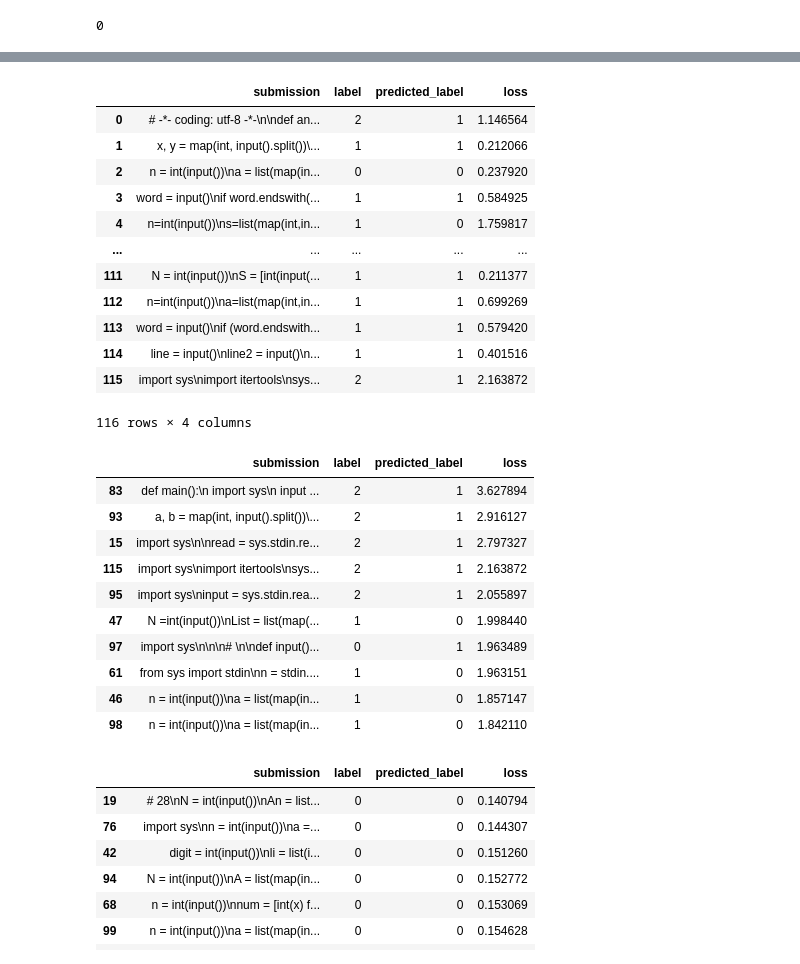
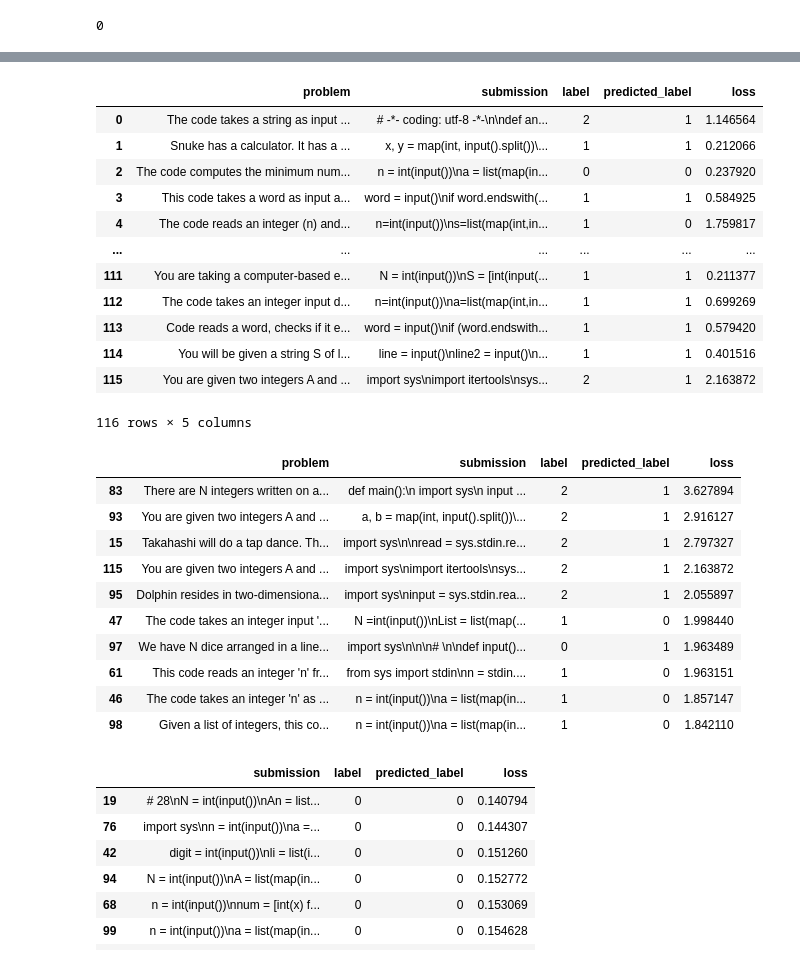
Before and after one commit to DiwanshuShekhar/codeQual, a Jupyter notebook: notebooks/error_analysis.ipynb, the cells around one changed output, grey strips where cells are left out. Cells and saved outputs as stored; diff of their text form; code cells hidden in the pictures.

```diff
--- a/notebooks/error_analysis.ipynb
+++ b/notebooks/error_analysis.ipynb
@@ -83,35 +83,35 @@ DatasetDict({
 })
 # %%
 codequal_encoded.set_format("pandas")
-cols = ["submission", "label", "predicted_label", "loss"]
-df_test = codequal_encoded["validation"][:][cols]
-df_test
+cols = ["problem", "submission", "label", "predicted_label", "loss"]
+df_valid = codequal_encoded["validation"][:][cols]
+df_valid
 # %% [output]
-|  | submission | label | predicted_label | loss |
-| 0 | # -*- coding: utf-8 -*-\n\ndef an... | 2 | 1 | 1.146564 |
-| 1 | x, y = map(int, input().split())\... | 1 | 1 | 0.212066 |
-| 2 | n = int(input())\na = list(map(in... | 0 | 0 | 0.237920 |
-| 3 | word = input()\nif word.endswith(... | 1 | 1 | 0.584925 |
-| 4 | n=int(input())\ns=list(map(int,in... | 1 | 0 | 1.759817 |
-| ... | ... | ... | ... | ... |
-| 111 | N = int(input())\nS = [int(input(... | 1 | 1 | 0.211377 |
-| 112 | n=int(input())\na=list(map(int,in... | 1 | 1 | 0.699269 |
-| 113 | word = input()\nif (word.endswith... | 1 | 1 | 0.579420 |
-| 114 | line = input()\nline2 = input()\n... | 1 | 1 | 0.401516 |
-| 115 | import sys\nimport itertools\nsys... | 2 | 1 | 2.163872 |
+|  | problem | submission | label | predicted_label | loss |
+| 0 | The code takes a string as input ... | # -*- coding: utf-8 -*-\n\ndef an... | 2 | 1 | 1.146564 |
+| 1 | Snuke has a calculator. It has a ... | x, y = map(int, input().split())\... | 1 | 1 | 0.212066 |
+| 2 | The code computes the minimum num... | n = int(input())\na = list(map(in... | 0 | 0 | 0.237920 |
+| 3 | This code takes a word as input a... | word = input()\nif word.endswith(... | 1 | 1 | 0.584925 |
+| 4 | The code reads an integer (n) and... | n=int(input())\ns=list(map(int,in... | 1 | 0 | 1.759817 |
+| ... | ... | ... | ... | ... | ... |
+| 111 | You are taking a computer-based e... | N = int(input())\nS = [int(input(... | 1 | 1 | 0.211377 |
+| 112 | The code takes an integer input d... | n=int(input())\na=list(map(int,in... | 1 | 1 | 0.699269 |
+| 113 | Code reads a word, checks if it e... | word = input()\nif (word.endswith... | 1 | 1 | 0.579420 |
+| 114 | You will be given a string S of l... | line = input()\nline2 = input()\n... | 1 | 1 | 0.401516 |
+| 115 | You are given two integers A and ... | import sys\nimport itertools\nsys... | 2 | 1 | 2.163872 |
-116 rows × 4 columns
+116 rows × 5 columns
 # %%
-df_test.sort_values("loss", ascending=False).head(10)
+df_valid.sort_values("loss", ascending=False).head(10)
 # %% [output]
-|  | submission | label | predicted_label | loss |
-| 83 | def main():\n import sys\n input ... | 2 | 1 | 3.627894 |
-| 93 | a, b = map(int, input().split())\... | 2 | 1 | 2.916127 |
-| 15 | import sys\n\nread = sys.stdin.re... | 2 | 1 | 2.797327 |
-| 115 | import sys\nimport itertools\nsys... | 2 | 1 | 2.163872 |
-| 95 | import sys\ninput = sys.stdin.rea... | 2 | 1 | 2.055897 |
-| 47 | N =int(input())\nList = list(map(... | 1 | 0 | 1.998440 |
-| 97 | import sys\n\n\n# \n\ndef input()... | 0 | 1 | 1.963489 |
-| 61 | from sys import stdin\nn = stdin.... | 1 | 0 | 1.963151 |
-| 46 | n = int(input())\na = list(map(in... | 1 | 0 | 1.857147 |
-| 98 | n = int(input())\na = list(map(in... | 1 | 0 | 1.842110 |
+|  | problem | submission | label | predicted_label | loss |
+| 83 | There are N integers written on a... | def main():\n import sys\n input ... | 2 | 1 | 3.627894 |
+| 93 | You are given two integers A and ... | a, b = map(int, input().split())\... | 2 | 1 | 2.916127 |
+| 15 | Takahashi will do a tap dance. Th... | import sys\n\nread = sys.stdin.re... | 2 | 1 | 2.797327 |
+| 115 | You are given two integers A and ... | import sys\nimport itertools\nsys... | 2 | 1 | 2.163872 |
+| 95 | Dolphin resides in two-dimensiona... | import sys\ninput = sys.stdin.rea... | 2 | 1 | 2.055897 |
+| 47 | The code takes an integer input '... | N =int(input())\nList = list(map(... | 1 | 0 | 1.998440 |
+| 97 | We have N dice arranged in a line... | import sys\n\n\n# \n\ndef input()... | 0 | 1 | 1.963489 |
+| 61 | This code reads an integer 'n' fr... | from sys import stdin\nn = stdin.... | 1 | 0 | 1.963151 |
+| 46 | The code takes an integer 'n' as ... | n = int(input())\na = list(map(in... | 1 | 0 | 1.857147 |
+| 98 | Given a list of integers, this co... | n = int(input())\na = list(map(in... | 1 | 0 | 1.842110 |
 # %%
```
Also changed, not shown: parts of 9 cells of this notebook, 2 other files.
